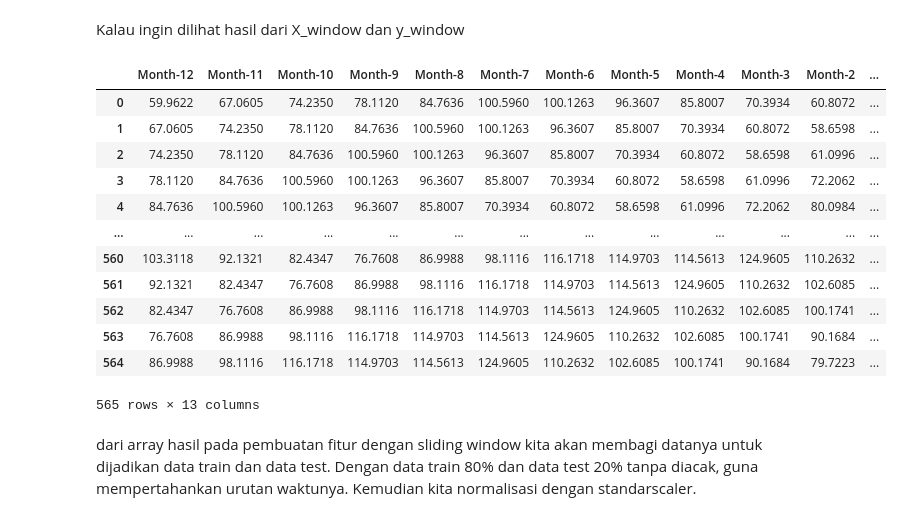
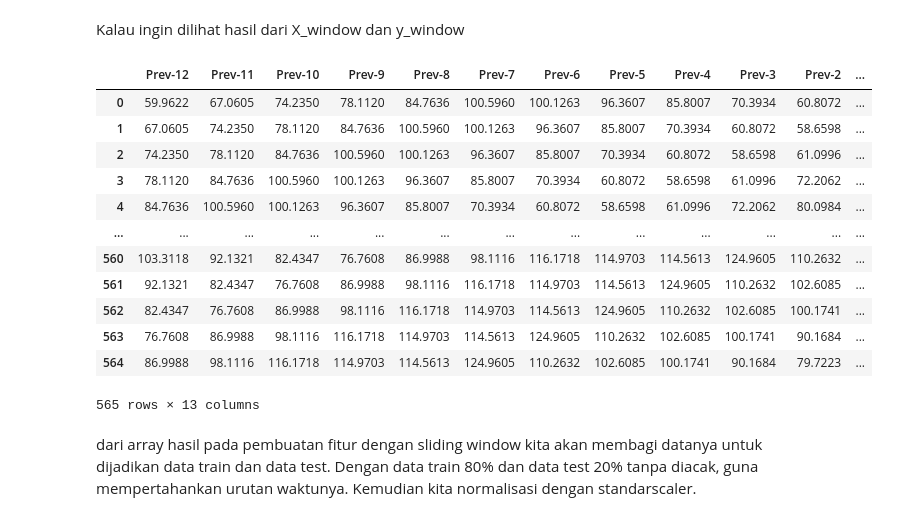
Before and after one commit to zulfalaila/psd_uts, a Jupyter notebook: UTS_PSD.ipynb, the cells around one changed output. Drawn from its saved outputs; the diff is of its cells as text; code cells hidden in the pictures.

```diff
--- a/UTS_PSD.ipynb
+++ b/UTS_PSD.ipynb
@@ -32,7 +39,5 @@ from sklearn.ensemble import VotingRegressor
 df = pd.read_excel("/content/drive/MyDrive/kuliah sem 5/PSD/Mydata/ice_cream.xlsx")
 df['DATE'] = pd.to_datetime(df['DATE'])
 
-# Set DATE as index
-df.set_index('DATE', inplace=True)
 df
 # %% [output]
@@ -59,6 +59,2 @@ menambahkan fitur month untuk memberikan perhitungan di setiap bulannya
 # %% [markdown]
 Untuk menerapkan pembelajaran supervised pada peramalan time series , kita perlu mengubah data time series ke dalam format yang sesuai. Hal ini melibatkan pembuatan pasangan input-output dari data berurutan menggunakan teknik sliding window.
-# %%
-# We'll use a supervised learning approach: predicting the next value based on previous values
-df['Month'] = np.arange(1,len(df)+1)  # Adding a month counter
-df
@@ -112,23 +161,26 @@ Untuk fiturnya kita memakai fitur month serta untuk targetnya kita memakai fitur
 # %% [markdown]
 Metode jendela geser melibatkan penggunaan jendela berukuran tetap dari langkah waktu sebelumnya untuk memprediksi langkah waktu berikutnya. Metode ini juga dikenal sebagai data tertinggal(lagged data).
 # %%
-# Features (Months), Target (IPN31152N)
-X = df[['Month']]
-y = df['IPN31152N']
+# Assuming 'DATE' is the date column and 'IPN31152N' is the target variable
+df = df.sort_values('DATE').set_index('DATE')
 
-# Creating a sliding window function to generate features based on previous months
-def create_sliding_window_features(df, window_size):
+# Define the target variable 'y'
+y = df['IPN31152N'].values
+
+# Function to create sliding window features based on the date index, without an explicit 'Month' feature
+def create_sliding_window_features(data, window_size):
     X, y = [], []
-    for i in range(window_size, len(df)):
-        X.append(df[i-window_size:i])
-        y.append(df[i])
+    for i in range(window_size, len(data)):
+        X.append(data[i - window_size:i])  # Collect previous 'window_size' values
+        y.append(data[i])  # Current target value
     return np.array(X), np.array(y)
 
-# Set window size to 12 months (can be adjusted)
+# Set the window size to 12 (or any desired number of months/periods)
 window_size = 12
 
-# Creating sliding window features for the target variable
-X_window, y_window = create_sliding_window_features(df['IPN31152N'].values, window_size)
+# Generate the sliding window features and target
+X_window, y_window = create_sliding_window_features(y, window_size)
+
 print("Shape of X_window:", X_window.shape)
 print("Shape of y_window:", y_window.shape)
 # %% [output]
@@ -137,15 +189,17 @@ Shape of y_window: (565,)
 # %% [markdown]
 Kalau ingin dilihat hasil dari X_window dan y_window
 # %%
-# Membuat dataframe
-columns = [f'Month-{i}' for i in range(window_size, 0, -1)]  # Nama kolom untuk 12 bulan sebelumnya
-df_window = pd.DataFrame(X_window, columns=columns)  # Data 12 bulan sebelumnya
-df_window['Target'] = y_window  # Kolom target
+# Define column names generically for previous periods without 'Month' labels
+columns = [f'Prev-{i}' for i in range(window_size, 0, -1)]  # Names for each previous period in the window
 
-# Menampilkan dataframe
+# Create dataframe for sliding window features and target
+df_window = pd.DataFrame(X_window, columns=columns)  # Sliding window features
+df_window['Target'] = y_window  # Target column
+
+# Display the resulting dataframe
 df_window
 # %% [output]
-|  | Month-12 | Month-11 | Month-10 | Month-9 | Month-8 | Month-7 | Month-6 | Month-5 | Month-4 | Month-3 | Month-2 | ... |
+|  | Prev-12 | Prev-11 | Prev-10 | Prev-9 | Prev-8 | Prev-7 | Prev-6 | Prev-5 | Prev-4 | Prev-3 | Prev-2 | ... |
 | 0 | 59.9622 | 67.0605 | 74.2350 | 78.1120 | 84.7636 | 100.5960 | 100.1263 | 96.3607 | 85.8007 | 70.3934 | 60.8072 | ... |
 | 1 | 67.0605 | 74.2350 | 78.1120 | 84.7636 | 100.5960 | 100.1263 | 96.3607 | 85.8007 | 70.3934 | 60.8072 | 58.6598 | ... |
 | 2 | 74.2350 | 78.1120 | 84.7636 | 100.5960 | 100.1263 | 96.3607 | 85.8007 | 70.3934 | 60.8072 | 58.6598 | 61.0996 | ... |
```
Also changed, not shown: parts of 13 cells of this notebook, 25 other files.
